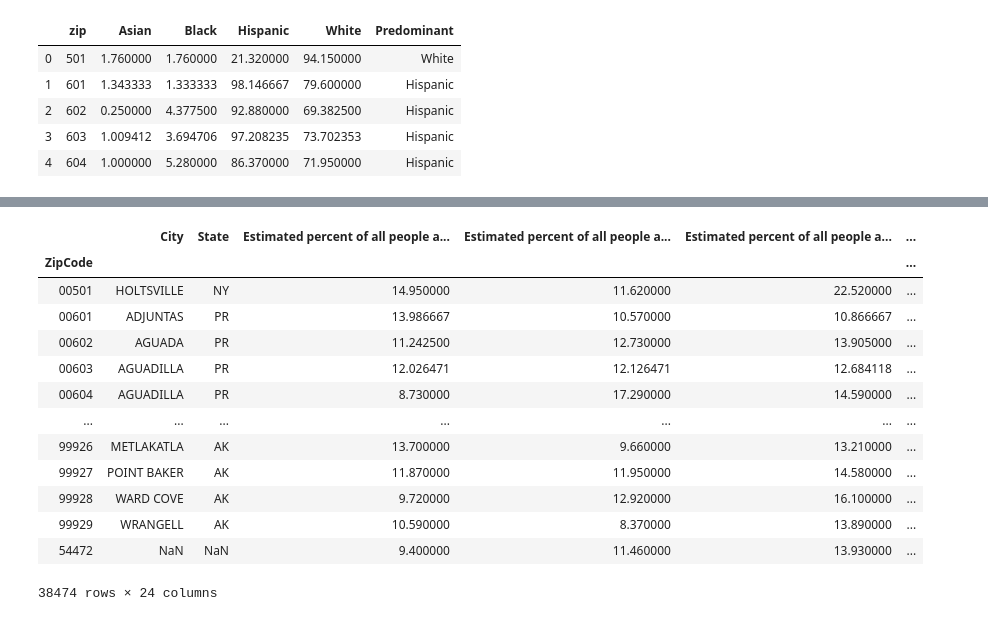
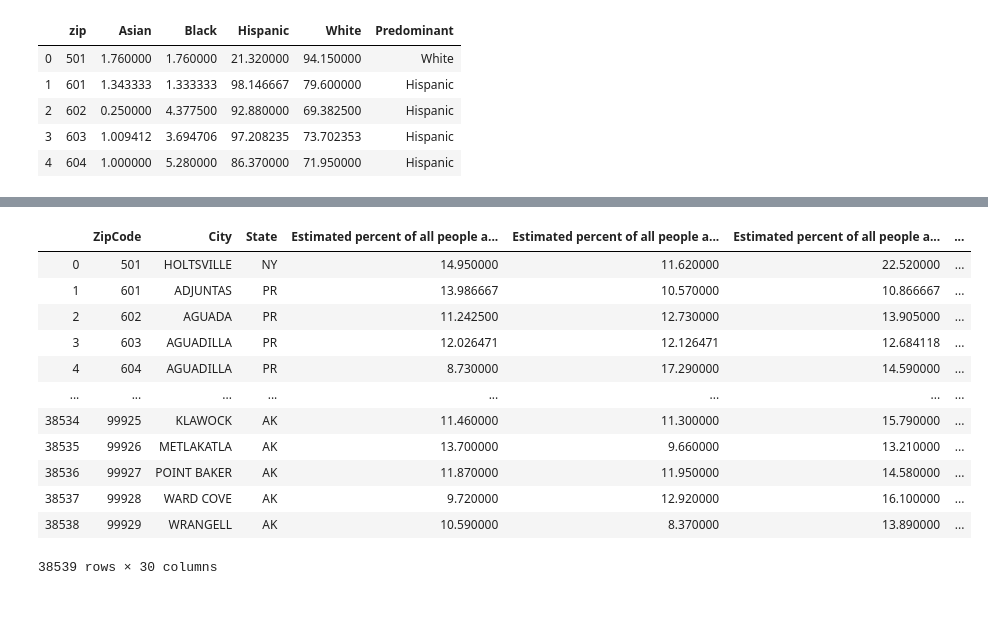
Before and after one commit to hy2632/NOVO, a Jupyter notebook: 2.13 Combine/FinalSEData.ipynb, the cells around one changed output, grey strips where cells are left out. Saved outputs shown, nothing was run; the diff lists cells and outputs as text; code cells hidden in the pictures.

```diff
--- a/2.13 Combine/FinalSEData.ipynb
+++ b/2.13 Combine/FinalSEData.ipynb
@@ -44,2 +83,2 @@ df_1.merge(df_2[['zip','Predominant']], left_on = 'ZipCode', right_on = 'zip',ho
 # %%
-df_final = df_1.merge(df_2[['zip','Predominant']], left_on = 'ZipCode', right_on = 'zip',how='left').drop('zip',axis=1)
+df_3 = df_1.merge(df_2[['zip','Asian','Black','Hispanic','White','Predominant']], left_on = 'ZipCode', right_on = 'zip',how='left').drop('zip',axis=1)
@@ -46 +105,18 @@ df_final = df_1.merge(df_2[['zip','Predominant']], left_on = 'ZipCode', right_on
+# %%
+df_3 = df_3.merge(df_zipcode_population[['ZipCode','Population']], on = 'ZipCode', how = 'left').dropna()
+df_3
+# %% [output]
+|  | ZipCode | City | State | Estimated percent of all people a... | Estimated percent of all people a... | Estimated percent of all people a... | ... |
+| 0 | 501 | HOLTSVILLE | NY | 14.950000 | 11.620000 | 22.520000 | ... |
+| 1 | 601 | ADJUNTAS | PR | 13.986667 | 10.570000 | 10.866667 | ... |
+| 2 | 602 | AGUADA | PR | 11.242500 | 12.730000 | 13.905000 | ... |
+| 3 | 603 | AGUADILLA | PR | 12.026471 | 12.126471 | 12.684118 | ... |
+| 4 | 604 | AGUADILLA | PR | 8.730000 | 17.290000 | 14.590000 | ... |
+| ... | ... | ... | ... | ... | ... | ... | ... |
+| 38534 | 99925 | KLAWOCK | AK | 11.460000 | 11.300000 | 15.790000 | ... |
+| 38535 | 99926 | METLAKATLA | AK | 13.700000 | 9.660000 | 13.210000 | ... |
+| 38536 | 99927 | POINT BAKER | AK | 11.870000 | 11.950000 | 14.580000 | ... |
+| 38537 | 99928 | WARD COVE | AK | 9.720000 | 12.920000 | 16.100000 | ... |
+| 38538 | 99929 | WRANGELL | AK | 10.590000 | 8.370000 | 13.890000 | ... |
+38539 rows × 30 columns
 # %%
@@ -49,17 +124,0 @@ df_final.ZipCode  = df_final.ZipCode.apply(lambda x:('00'+x)[-5:] if len(x) <= 4
-# %%
-df_final.set_index('ZipCode')
-# %% [output]
-|  | City | State | Estimated percent of all people a... | Estimated percent of all people a... | Estimated percent of all people a... | ... |
-| ZipCode |  |  |  |  |  | ... |
-| 00501 | HOLTSVILLE | NY | 14.950000 | 11.620000 | 22.520000 | ... |
-| 00601 | ADJUNTAS | PR | 13.986667 | 10.570000 | 10.866667 | ... |
-| 00602 | AGUADA | PR | 11.242500 | 12.730000 | 13.905000 | ... |
-| 00603 | AGUADILLA | PR | 12.026471 | 12.126471 | 12.684118 | ... |
-| 00604 | AGUADILLA | PR | 8.730000 | 17.290000 | 14.590000 | ... |
-| ... | ... | ... | ... | ... | ... | ... |
-| 99926 | METLAKATLA | AK | 13.700000 | 9.660000 | 13.210000 | ... |
-| 99927 | POINT BAKER | AK | 11.870000 | 11.950000 | 14.580000 | ... |
-| 99928 | WARD COVE | AK | 9.720000 | 12.920000 | 16.100000 | ... |
-| 99929 | WRANGELL | AK | 10.590000 | 8.370000 | 13.890000 | ... |
-| 54472 | NaN | NaN | 9.400000 | 11.460000 | 13.930000 | ... |
-38474 rows × 24 columns
```
Also changed, not shown: parts of 11 cells of this notebook, 10 other files.
